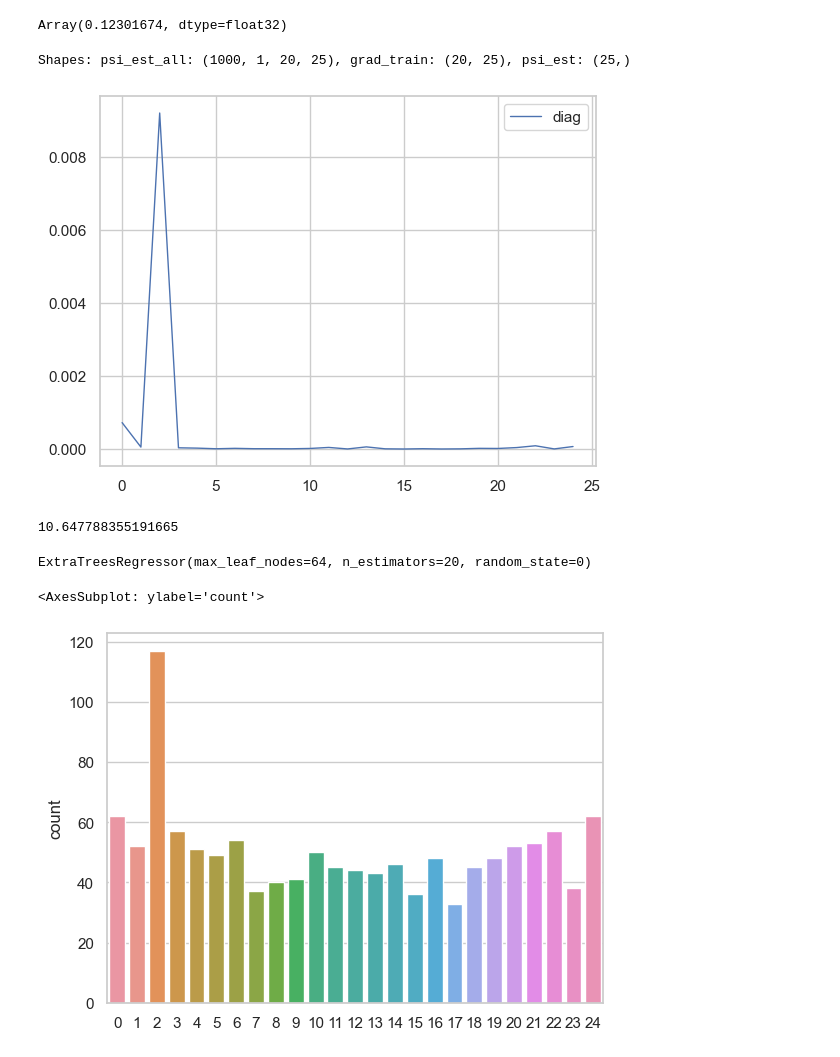
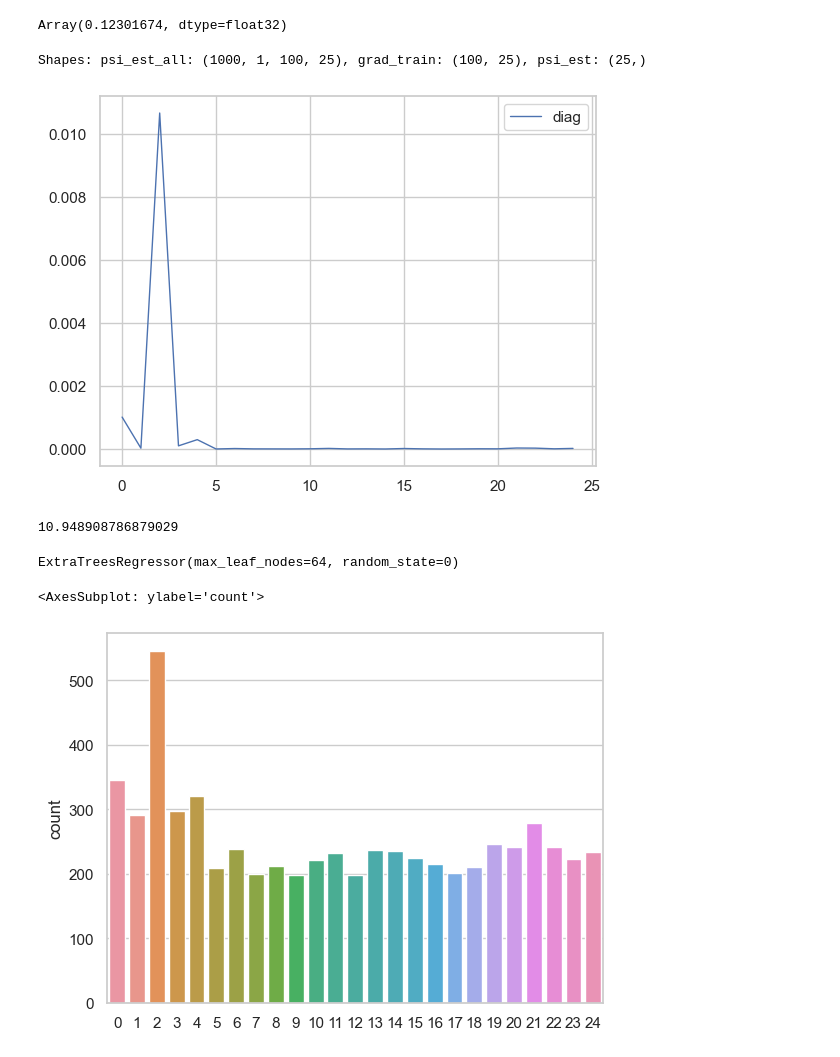
Before and after one commit to Xieyangxinyu/vie, a Jupyter notebook: tree.ipynb, the cells around one changed output. Cells and saved outputs as stored; diff of their text form; code cells hidden in the pictures.

```diff
--- a/tree.ipynb
+++ b/tree.ipynb
@@ -237,24 +237,24 @@ np.mean((y_test - y_hat_test) ** 2)
 Array(0.12301674, dtype=float32)
 # %%
 from vie import get_fdt_model
-fdt_out = get_fdt_model(x, y, c=0.1, sig2=0.01, n_tree=20,
+fdt_out = get_fdt_model(x, y, c=0.1, sig2=0.01, n_tree=100,
                             compute_psi=True, batch_size=1, n_samp=10, seed=0)
 
 grad_fs = fdt_out[2]
 betas = fdt_out[3]["betas"]
 f = fdt_out[1]
 map_matrix = fdt_out[3]["map_matrix"]
 feature = fdt_out[3]["feature"]
 threshold = fdt_out[3]["threshold"]
 beta = fdt_out[3]["beta"]
 psi_est = np.array(grad_fs(x_test, map_matrix, feature, threshold, betas))
 grad_train = np.mean(psi_est**2, axis=(0,1))
 psi_test = np.median(grad_train, axis=0)
 
 draw(dim_in, psi_test)
 # %% [output]
-Shapes: psi_est_all: (1000, 1, 20, 25), grad_train: (20, 25), psi_est: (25,)
+Shapes: psi_est_all: (1000, 1, 100, 25), grad_train: (100, 25), psi_est: (25,)
-[figure, old version]
+[figure, new version]
 # %%
 f = fdt_out[1]
 map_matrix = fdt_out[3]["map_matrix"]
@@ -264,12 +264,12 @@ beta = fdt_out[3]["beta"]
 pred_test = np.array(f(x_test, map_matrix, feature, threshold, beta))
 np.mean((y_test - np.mean(pred_test, 1)) ** 2)
 # %% [output]
-10.647788355191665
+10.948908786879029
 # %%
 extra = fdt_out[4]
 extra
 # %% [output]
-ExtraTreesRegressor(max_leaf_nodes=64, n_estimators=20, random_state=0)
+ExtraTreesRegressor(max_leaf_nodes=64, random_state=0)
 # %%
 from fdt import fdt
 features_stat = []
@@ -284,4 +284,4 @@ for j, model in enumerate(extra.estimators_):
 sns.countplot(x=features_stat)
 # %% [output]
 <AxesSubplot: ylabel='count'>
-[figure, old version]
+[figure, new version]
```
